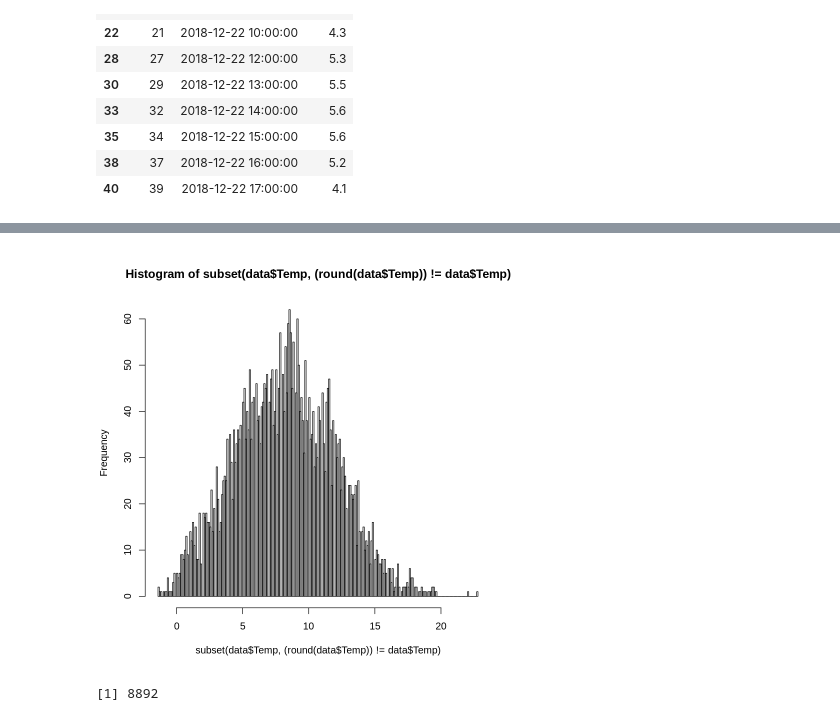
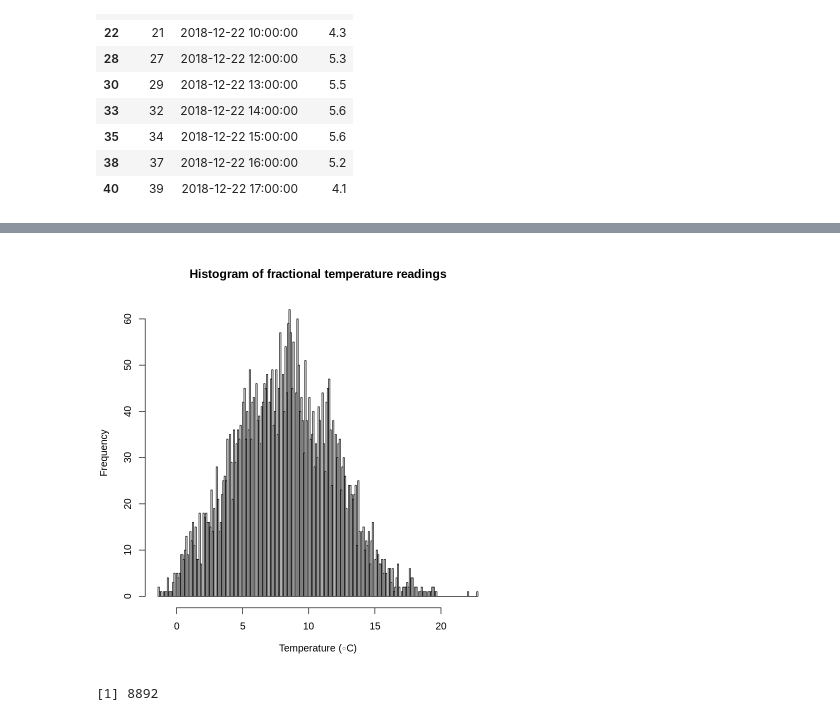
Before and after one commit to srendall91/orkney-electricity, a Jupyter notebook: retrieval/Weather_resolution.ipynb, the cells around one changed output, grey strips where cells are left out. Drawn from its saved outputs; the diff is of its cells as text; code cells hidden in the pictures.

```diff
--- a/retrieval/Weather_resolution.ipynb
+++ b/retrieval/Weather_resolution.ipynb
@@ -78,8 +99,8 @@ A data.frame: 12 × 3
 # %%
 # histogram of fractional temperature values (x.1 - x.9)
-hist(subset(data$Temp, (round(data$Temp))!=data$Temp),200)
+hist(subset(data$Temp, (round(data$Temp))!=data$Temp),200, main = "Histogram of fractional temperature readings", xlab = expression(paste("Temperature (",degree,"C)")), ylab = "Frequency" )
 # %% [output]
-[figure, old version]
+[figure, new version]
 # %%
 # head(subset(data, (round(data$Temp))==data$Temp), c(1, 12, 3))
 nrow(data[data$Temp==round(data$Temp),])
```
Also changed, not shown: parts of 7 cells of this notebook, 3 other files.
